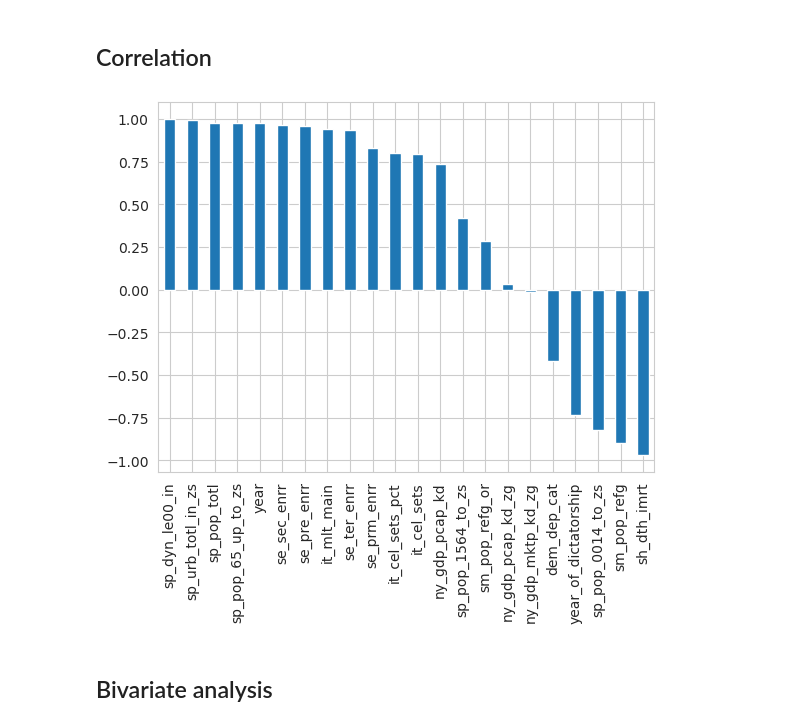
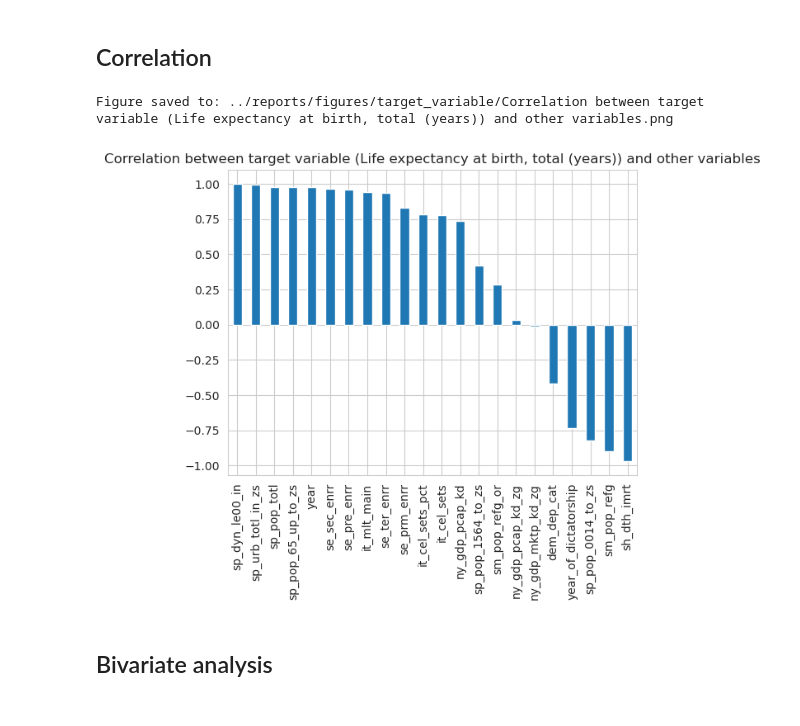
Before and after one commit to alejo-cuello/research-on-argentina, a Jupyter notebook: notebooks/0.3-alejo-explore_target_variable.ipynb, the cells around one changed output. Drawn from its saved outputs; the diff is of its cells as text; code cells hidden in the pictures.

Commit message:
Finish explore_target_variable

```diff
--- a/notebooks/0.3-alejo-explore_target_variable.ipynb
+++ b/notebooks/0.3-alejo-explore_target_variable.ipynb
@@ -34,7 +34,7 @@ import janitor # This library generates an error when I execute session_info()
 # %% [markdown]
 # Get the processed data (V2)
 # %%
-arg_di_df = pd.read_csv('../data/processed/WDICSV_PROCESSED_v2.csv').clean_names(case_type="snake")
+arg_di_df = pd.read_csv('../data/processed/WDICSV_PROCESSED_V2.csv').clean_names(case_type="snake")
 
 print(arg_di_df.shape)
 arg_di_df.info()
@@ -156,9 +158,13 @@ There are no outliers for Life expectancy at birth, total (years)
 ## Correlation
 # %%
 arg_di_df.corr(numeric_only=True)[target_variable].sort_values(ascending=False).plot(kind="bar")
+title = "Correlation between target variable (Life expectancy at birth, total (years)) and other variables"
+plt.title(title)
+save_figure(title, subfolder="target_variable")
 plt.show()
 # %% [output]
+Figure saved to: ../reports/figures/target_variable/Correlation between target variable (Life expectancy at birth, total (years)) and other variables.png
-[figure, old version]
+[figure, new version]
 # %% [markdown]
 ## Bivariate analysis
 # %% [markdown]
```
Also changed, not shown: parts of 7 cells of this notebook.
